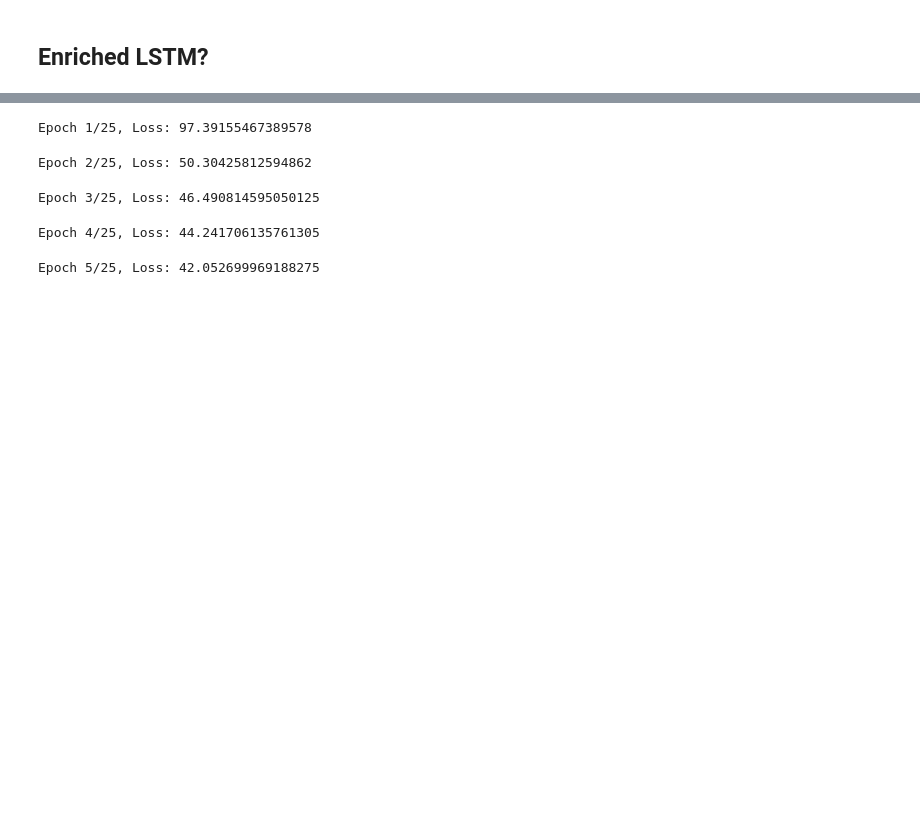
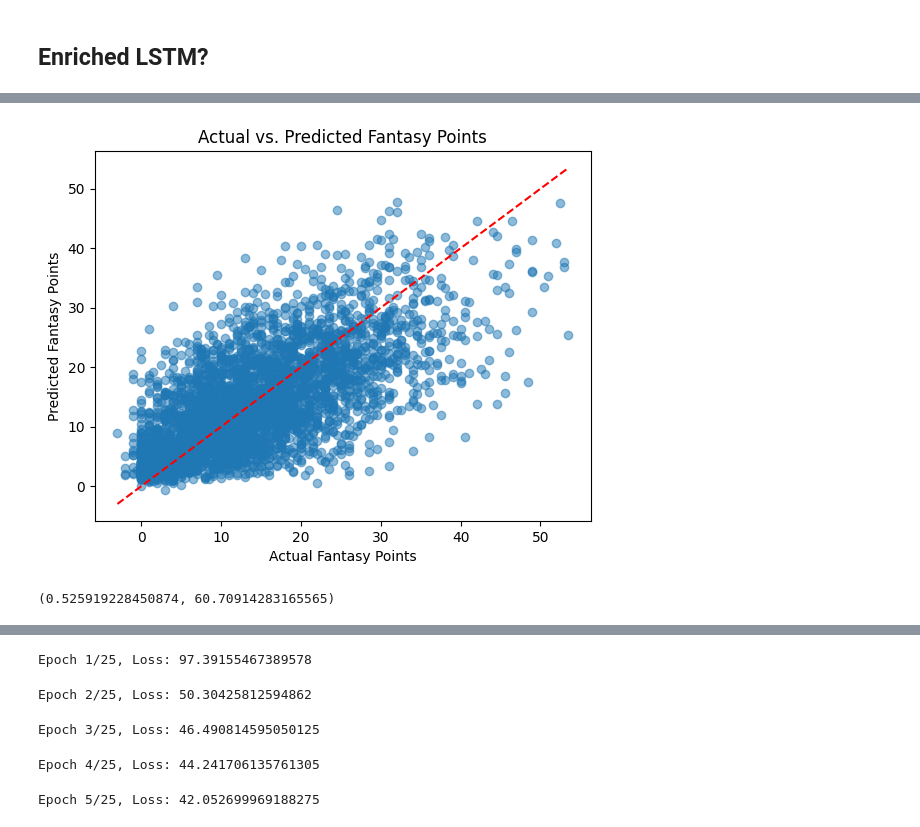
Before and after one commit to BerkeAltiparmak/SportSense.AI, a Jupyter notebook: SVR.ipynb, the cells around one changed output, grey strips where cells are left out. Cells and saved outputs as stored; diff of their text form; code cells hidden in the pictures; blank space fills up the shorter version.

```diff
--- a/SVR.ipynb
+++ b/SVR.ipynb
@@ -807,8 +863,8 @@ output_size = 1  # We're predicting a single value (fantasy points)
 
 device = torch.device("cuda" if torch.cuda.is_available() else "cpu")
 print(device)
-lstm_model_2 = EnrichedLSTM(input_size, hidden_size, output_size, num_layers=2, dropout_rate=0.25)
-train(lstm_model_2, train_dataloader, epochs=25, learning_rate=0.005, device=device, grad_clip=1.0)
+lstm_model_2 = EnrichedLSTM(input_size, hidden_size, output_size, num_layers=2, dropout_rate=0.2)
+train(lstm_model_2, train_dataloader, epochs=30, learning_rate=0.005, device=device, grad_clip=1.0)
 torch.save(lstm_model_2.state_dict(), "lstm_model_2.pth")
 # %% [output]
 cuda
@@ -957,0 +897,6 @@ Mean Squared Error Loss: 10.8915
+# %%
+device = torch.device("cuda" if torch.cuda.is_available() else "cpu")
+print(device)
+lstm_model_3 = EnrichedLSTM(input_size, hidden_size, output_size, num_layers=2, dropout_rate=0.2, bidirectional=True)
+train(lstm_model_3, train_dataloader, epochs=15, learning_rate=0.005, device=device, grad_clip=1.0)
+torch.save(lstm_model_3.state_dict(), "lstm_model_2.pth")
@@ -957,0 +917,3 @@ Mean Squared Error Loss: 10.8915
+# %%
+evaluate_model(lstm_model_3, test_dataloader, threshold, device)
+# %% [output]
@@ -957,0 +922,2 @@ Mean Squared Error Loss: 10.8915
+[figure, added]
+(0.525919228450874, 60.70914283165565)
```
Also changed, not shown: parts of 43 cells of this notebook.
